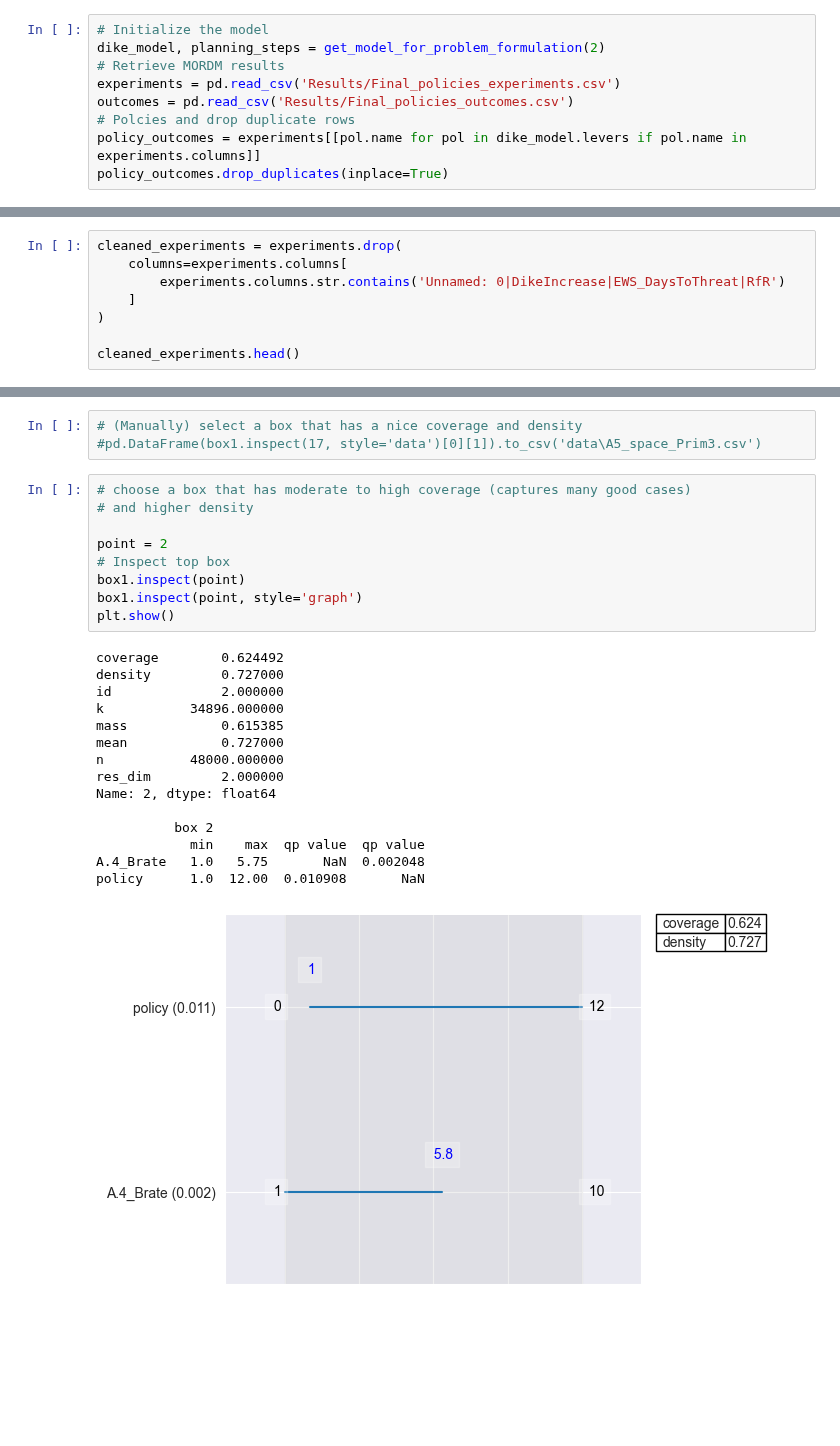
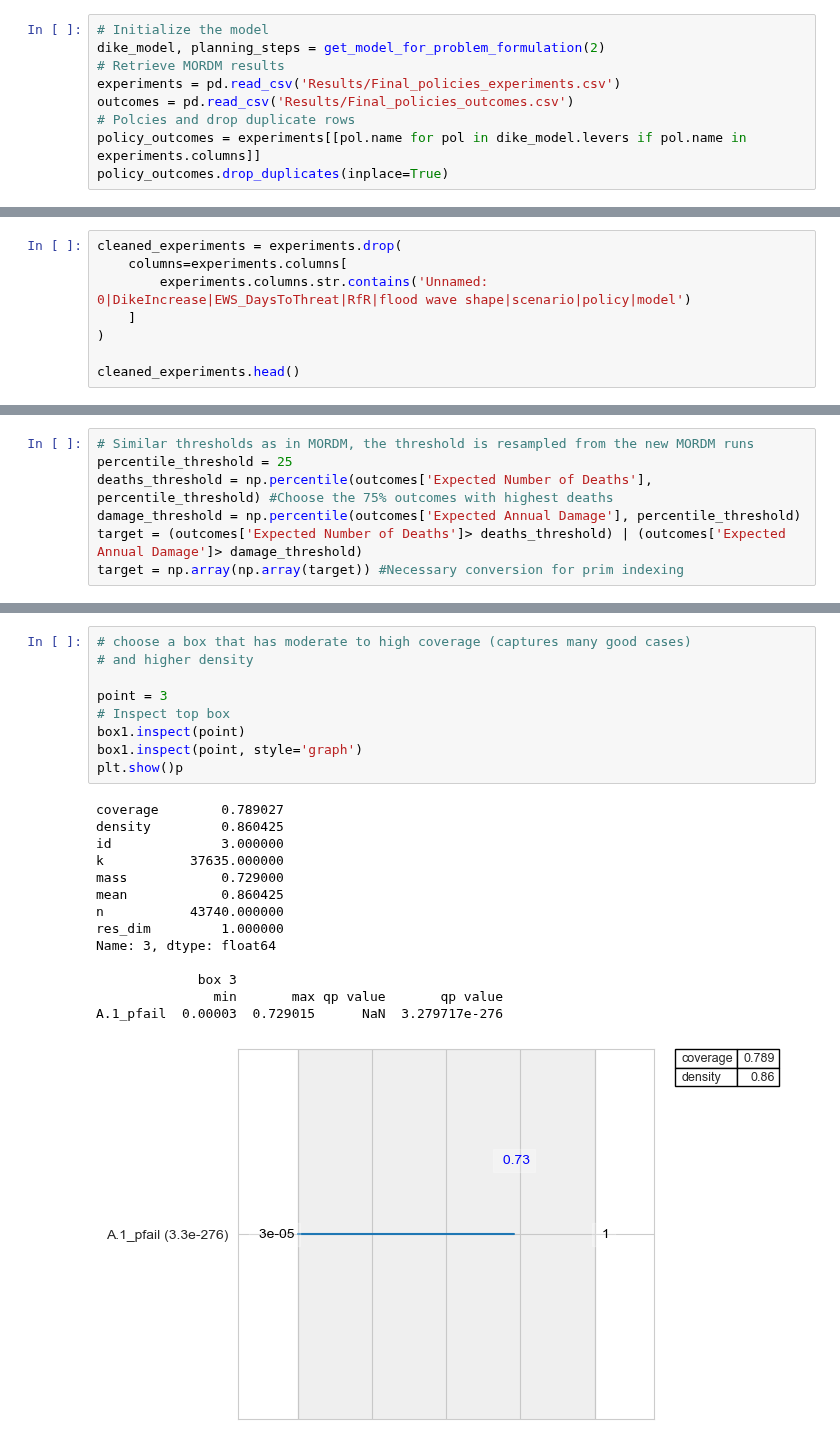
Before and after one commit to daniela1998/MBDM-Group-1, a Jupyter notebook: MORDM PRIM.ipynb, the cells around one changed output, grey strips where cells are left out. Drawn from its saved outputs; the diff is of its cells as text; blank space fills up the shorter version.

```diff
--- a/MORDM PRIM.ipynb
+++ b/MORDM PRIM.ipynb
@@ -62,7 +62,7 @@ outcomes
 # %%
 cleaned_experiments = experiments.drop(
     columns=experiments.columns[
-        experiments.columns.str.contains('Unnamed: 0|DikeIncrease|EWS_DaysToThreat|RfR')
+        experiments.columns.str.contains('Unnamed: 0|DikeIncrease|EWS_DaysToThreat|RfR|flood wave shape|scenario|policy|model')
     ]
 )
 
@@ -78,2 +77,9 @@ cleaned_experiments.head()
+# %%
+# Similar thresholds as in MORDM, the threshold is resampled from the new MORDM runs
+percentile_threshold = 25
+deaths_threshold = np.percentile(outcomes['Expected Number of Deaths'], percentile_threshold) #Choose the 75% outcomes with highest deaths
+damage_threshold = np.percentile(outcomes['Expected Annual Damage'], percentile_threshold)
+target = (outcomes['Expected Number of Deaths']> deaths_threshold) | (outcomes['Expected Annual Damage']> damage_threshold)
+target = np.array(np.array(target)) #Necessary conversion for prim indexing
 # %%
 # === Define target for PRIM ===
@@ -96,29 +99,25 @@ print(np.unique(target))   # Should be [True, False]
 [False  True]
-# %%
-# (Manually) select a box that has a nice coverage and density
-#pd.DataFrame(box1.inspect(17, style='data')[0][1]).to_csv('data\A5_space_Prim3.csv')
 # %%
 # choose a box that has moderate to high coverage (captures many good cases)
 # and higher density
 
-point = 2
+point = 3
 # Inspect top box
 box1.inspect(point)
 box1.inspect(point, style='graph')
-plt.show()
+plt.show()p
 # %% [output]
-coverage        0.624492
-density         0.727000
-id              2.000000
-k           34896.000000
-mass            0.615385
-mean            0.727000
-n           48000.000000
-res_dim         2.000000
-Name: 2, dtype: float64
+coverage        0.789027
+density         0.860425
+id              3.000000
+k           37635.000000
+mass            0.729000
+mean            0.860425
+n           43740.000000
+res_dim         1.000000
+Name: 3, dtype: float64
 
-          box 2
-            min    max  qp value  qp value
-A.4_Brate   1.0   5.75       NaN  0.002048
-policy      1.0  12.00  0.010908       NaN
+             box 3
+               min       max qp value       qp value
+A.1_pfail  0.00003  0.729015      NaN  3.279717e-276
-[figure, old version]
+[figure, new version]
```
Also changed, not shown: parts of 6 cells of this notebook.
